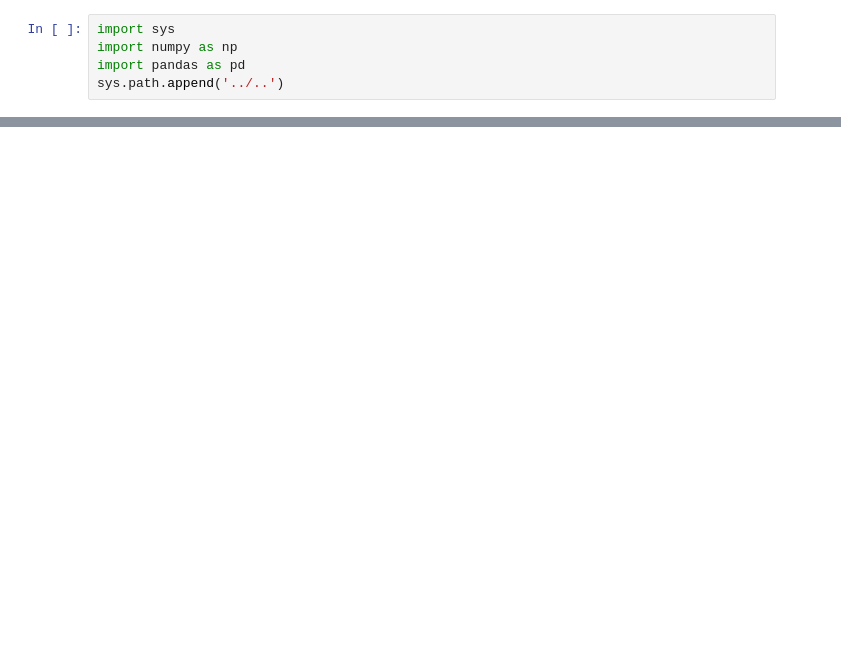
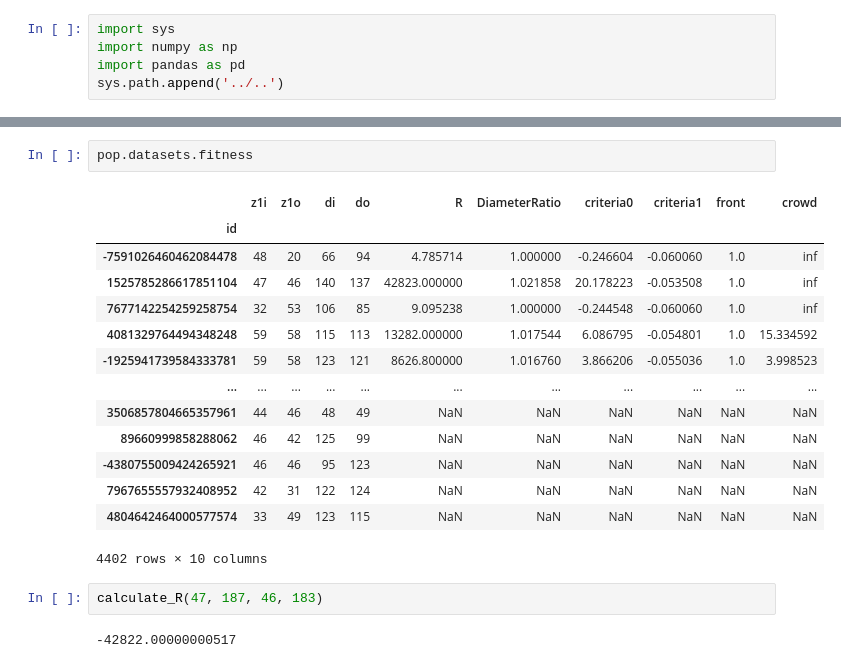
Before and after one commit to vczoni/lamarck, a Jupyter notebook: docs/notebooks/sandbox.ipynb, the cells around one changed output, grey strips where cells are left out. Drawn from its saved outputs; the diff is of its cells as text; blank space fills up the shorter version.

```diff
--- a/docs/notebooks/sandbox.ipynb
+++ b/docs/notebooks/sandbox.ipynb
@@ -40,0 +130,21 @@ pop.plot.history('profit', 'mean', 'max')
+# %%
+pop.datasets.fitness
+# %% [output]
+|  | z1i | z1o | di | do | R | DiameterRatio | criteria0 | criteria1 | front | crowd |
+| id |  |  |  |  |  |  |  |  |  |  |
+| -7591026460462084478 | 48 | 20 | 66 | 94 | 4.785714 | 1.000000 | -0.246604 | -0.060060 | 1.0 | inf |
+| 1525785286617851104 | 47 | 46 | 140 | 137 | 42823.000000 | 1.021858 | 20.178223 | -0.053508 | 1.0 | inf |
+| 7677142254259258754 | 32 | 53 | 106 | 85 | 9.095238 | 1.000000 | -0.244548 | -0.060060 | 1.0 | inf |
+| 4081329764494348248 | 59 | 58 | 115 | 113 | 13282.000000 | 1.017544 | 6.086795 | -0.054801 | 1.0 | 15.334592 |
+| -1925941739584333781 | 59 | 58 | 123 | 121 | 8626.800000 | 1.016760 | 3.866206 | -0.055036 | 1.0 | 3.998523 |
+| ... | ... | ... | ... | ... | ... | ... | ... | ... | ... | ... |
+| 3506857804665357961 | 44 | 46 | 48 | 49 | NaN | NaN | NaN | NaN | NaN | NaN |
+| 89660999858288062 | 46 | 42 | 125 | 99 | NaN | NaN | NaN | NaN | NaN | NaN |
+| -4380755009424265921 | 46 | 46 | 95 | 123 | NaN | NaN | NaN | NaN | NaN | NaN |
+| 7967655557932408952 | 42 | 31 | 122 | 124 | NaN | NaN | NaN | NaN | NaN | NaN |
+| 4804642464000577574 | 33 | 49 | 123 | 115 | NaN | NaN | NaN | NaN | NaN | NaN |
+4402 rows × 10 columns
+# %%
+calculate_R(47, 187, 46, 183)
+# %% [output]
+-42822.00000000517
```
Also changed, not shown: parts of 20 cells of this notebook, 12 other files.
